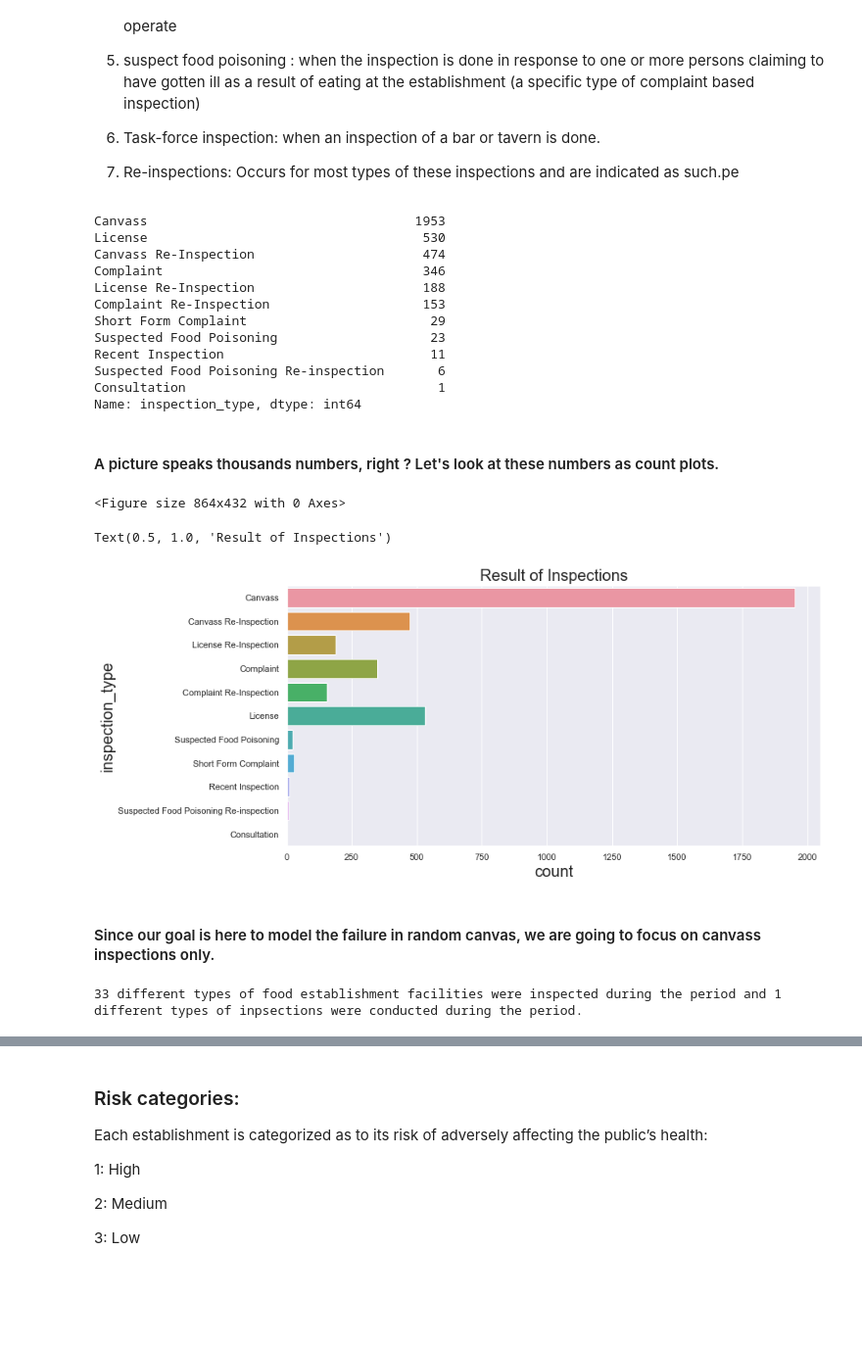
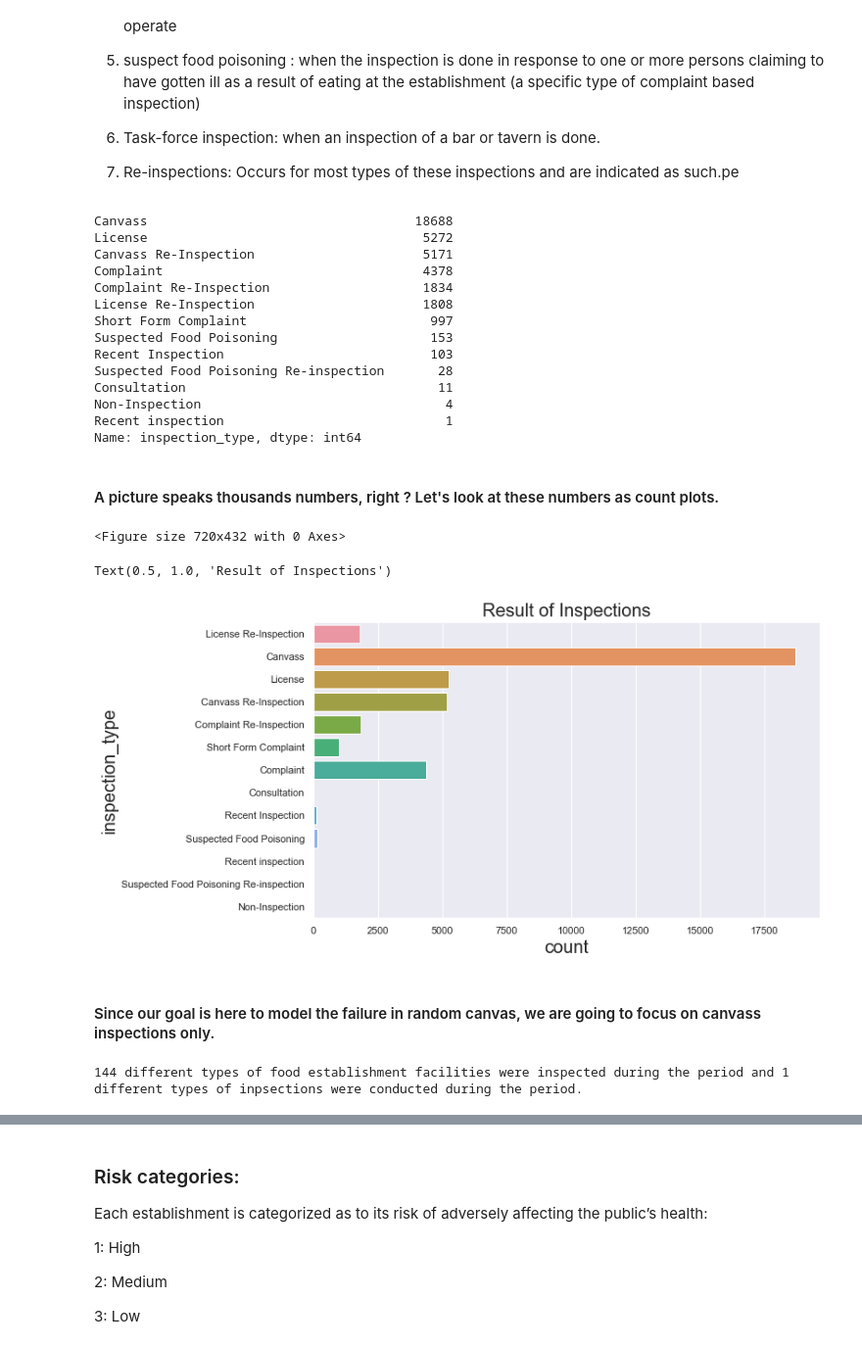
Before and after one commit to drimal/chicagofood, a Jupyter notebook: notebooks/ChicagoFood.ipynb, the cells around one changed output, grey strips where cells are left out. Shown: that part at 98% size. Cells and saved outputs as stored; diff of their text form; code cells hidden in the pictures; blank space fills up the shorter version.

```diff
--- a/notebooks/ChicagoFood.ipynb
+++ b/notebooks/ChicagoFood.ipynb
@@ -51,0 +78,8 @@ print(" So there are %d rows and %d columns in the data" % (shape[0], shape[1]))
+# %%
+food_data = food_data[np.isfinite(food_data['license'])]
+food_data = food_data[ (food_data['license'] > 0) & (food_data['inspection_date'] != 0) ]
+food_data = food_data.drop(['location', 'zip', 'state', 'city'], axis=1)
+food_data['latitude'].fillna(food_data['latitude'].mode()[0], inplace=True)
+food_data['longitude'].fillna(food_data['longitude'].mode()[0], inplace=True)
+food_data['aka_name'].fillna(food_data['dba_name'], inplace=True)
+food_data['license'] = food_data['license'].astype('int')
@@ -119,8 +178,7 @@ food_data.head(2)
 # %% [markdown]
 #### Let's drop some redudant and unnecessary columns from the dataframe and also clean up column_names.
 # %%
-food_data = food_data.drop(['violations_list', 'location', 'violations', 'zip', 'state'], axis=1)
-food_data.rename(columns={'license_':'license'}, inplace=True)
+food_data = food_data.drop(['violations_list', 'violations'], axis=1)
 # %%
 food_data.head(2)
 # %% [output]
@@ -184,7 +262,7 @@ Text(0.5, 1.0, 'Result of Inspections')
 # %% [markdown]
 ### Let's convert results in to categorical variable first and the we will filter out non-relevant categories like 'Out of Business', 'Not Ready' and 'No Entry' facilities.
 # %%
-results_conv = {"results" : {"Fail" : 0, "Pass" : 1, "Pass w/ Conditions" : 1, "Out of Business": 2, "No Entry": 3 , "Not Ready": 4}}
+results_conv = {"results" : {"Fail" : 0, "Pass" : 1, "Pass w/ Conditions" : 1, "Out of Business": 2, "No Entry": 3 , "Not Ready": 4, 'Business Not Located' : 5}}
 food_data.replace(results_conv, inplace=True)
 print(food_data.results.dtype)
 # %% [output]
@@ -227,29 +321,31 @@ According to the dataset description, an inspection can be of the following type
 # %%
 food_data['inspection_type'].value_counts()
 # %% [output]
-Canvass                                   1953
-License                                    530
-Canvass Re-Inspection                      474
-Complaint                                  346
-License Re-Inspection                      188
-Complaint Re-Inspection                    153
-Short Form Complaint                        29
-Suspected Food Poisoning                    23
-Recent Inspection                           11
-Suspected Food Poisoning Re-inspection       6
-Consultation                                 1
+Canvass                                   18688
+License                                    5272
+Canvass Re-Inspection                      5171
+Complaint                                  4378
+Complaint Re-Inspection                    1834
+License Re-Inspection                      1808
+Short Form Complaint                        997
+Suspected Food Poisoning                    153
+Recent Inspection                           103
+Suspected Food Poisoning Re-inspection       28
+Consultation                                 11
+Non-Inspection                                4
+Recent inspection                             1
 Name: inspection_type, dtype: int64
 # %% [markdown]
 #### A picture speaks thousands numbers, right ? Let's look at these numbers as count plots.
 # %%
-plt.figure(figsize=(12, 6))
+plt.figure(figsize=(10, 6))
 ax = sns.countplot(y="inspection_type", data=food_data)
 plt.title("Result of Inspections")
 plt.show()
 # %% [output]
-<Figure size 864x432 with 0 Axes>
+<Figure size 720x432 with 0 Axes>
 Text(0.5, 1.0, 'Result of Inspections')
-[figure, old version]
+[figure, new version]
 # %% [markdown]
 #### Since our goal is here to model the failure in random canvas, we are going to focus on canvass inspections only.
 # %%
@@ -260,7 +356,7 @@ food_data = food_data[food_data['inspection_type'] == 'Canvass']
 print("%d different types of food establishment facilities were inspected during the period and %d different types of inpsections were conducted during the period."%
 (food_data['facility_type'].nunique(), food_data['inspection_type'].nunique()))
 # %% [output]
-33 different types of food establishment facilities were inspected during the period and 1 different types of inpsections were conducted during the period.
+144 different types of food establishment facilities were inspected during the period and 1 different types of inpsections were conducted during the period.
 # %%
 plt.figure(figsize=(13, 13))
 food_data['facility_type'].value_counts()[0:10]
```
Also changed, not shown: parts of 144 cells of this notebook, 3 other files.
